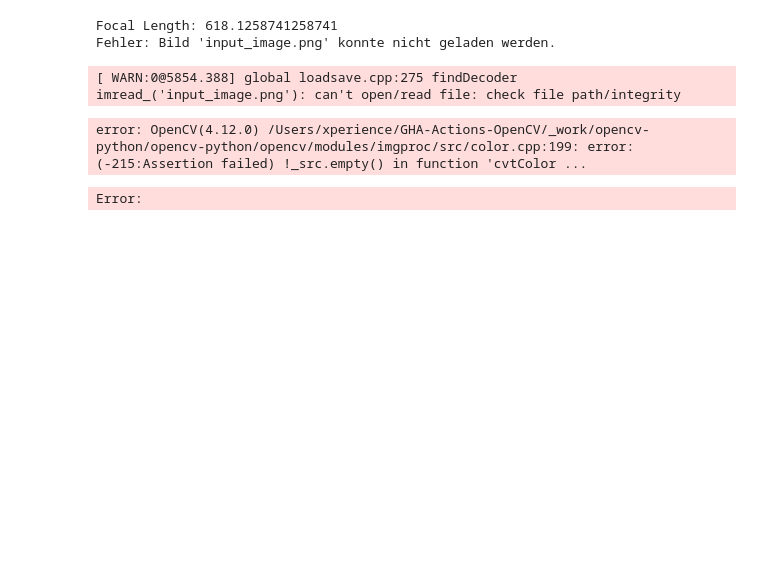
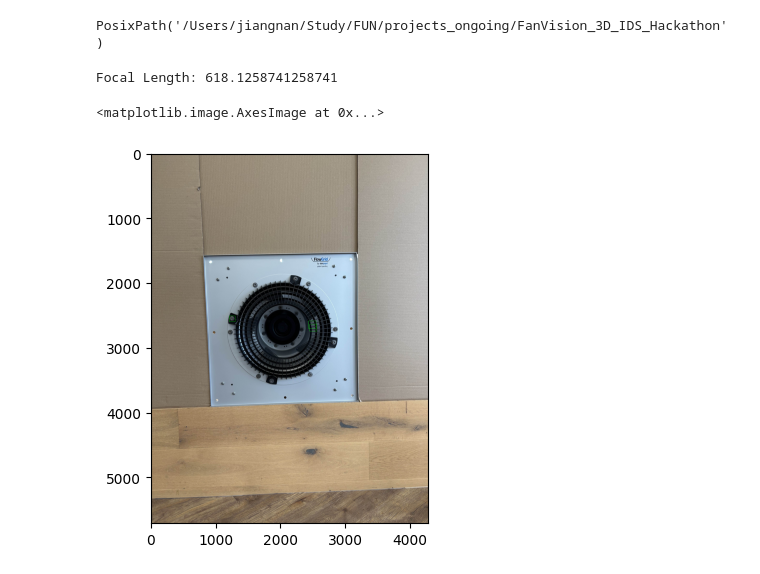
Before and after one commit to nan1220/FanVision_3D_IDS_Hackathon, a Jupyter notebook: edge_detetion_test.ipynb, the cells around one changed output. Saved outputs shown, nothing was run; the diff lists cells and outputs as text; code cells hidden in the pictures; blank space fills up the shorter version.

Commit message:
Example text from internet, which is a different use case

```diff
--- a/edge_detetion_test.ipynb
+++ b/edge_detetion_test.ipynb
@@ -1,7 +1,13 @@
+# %%
+import cv2
+import numpy as np
+import pathlib
+
+ROOT_DIR = pathlib.Path(".").absolute()
+ROOT_DIR
+# %% [output]
+PosixPath('/Users/jiangnan/Study/FUN/projects_ongoing/FanVision_3D_IDS_Hackathon')
 # %%
-import cv2
-import numpy as np
-
 # Abstand von Kamera zu Objekt (Referenzbild) in cm
 KNOWN_DISTANCE = 76.2
 # Breite des Gesichts im echten Leben in cm
@@ -16,7 +22,7 @@ BLACK = (0, 0, 0)
 fonts = cv2.FONT_HERSHEY_COMPLEX
 
 # Gesichtserkennung
-face_detector = cv2.CascadeClassifier("haarcascade_frontalface_default.xml")
+face_detector = cv2.CascadeClassifier(ROOT_DIR / "haarcascade_frontalface_default.xml")
 
 def Focal_Length_Finder(measured_distance, real_width, width_in_rf_image):
     return (width_in_rf_image * measured_distance) / real_width
@@ -34,53 +40,18 @@ def face_data(image):
     return face_width
 
 # Referenzbild laden
-ref_image = cv2.imread("/Users/jiangnan/Study/FUN/projects_ongoing/FanVision_3D_IDS_Hackathon/test_pic.png")
+ref_image = cv2.imread(ROOT_DIR / "test_pic.png")
 ref_image_face_width = face_data(ref_image)
 
 # Brennweite berechnen
 Focal_length_found = Focal_Length_Finder(KNOWN_DISTANCE, KNOWN_WIDTH, ref_image_face_width)
 print(f"Focal Length: {Focal_length_found}")
-cv2.imshow("ref_image", ref_image)
-
-# Bild für die Distanzmessung laden
-input_image = cv2.imread("input_image.png")
-if input_image is None:
-    print("Fehler: Bild 'input_image.png' konnte nicht geladen werden.")
-    exit(1)
-
-face_width_in_frame = face_data(input_image)
-if face_width_in_frame != 0:
-    Distance = Distance_finder(Focal_length_found, KNOWN_WIDTH, face_width_in_frame)
-    cv2.line(input_image, (30, 30), (230, 30), RED, 32)
-    cv2.line(input_image, (30, 30), (230, 30), BLACK, 28)
-    cv2.putText(input_image, f"Distance: {round(Distance,2)} CM", (30, 35), fonts, 0.6, GREEN, 2)
-else:
-    print("Kein Gesicht erkannt.")
-
-cv2.imshow("Distance Estimation", input_image)
-cv2.waitKey(0)
-cv2.destroyAllWindows()
-
-# Kamera starten
-cap = cv2.VideoCapture(0)
-while True:
-    ret, frame = cap.read()
-    if not ret:
-        break
-    face_width_in_frame = face_data(frame)
-    if face_width_in_frame != 0:
-        Distance = Distance_finder(Focal_length_found, KNOWN_WIDTH, face_width_in_frame)
-        cv2.line(frame, (30, 30), (230, 30), RED, 32)
-        cv2.line(frame, (30, 30), (230, 30), BLACK, 28)
-        cv2.putText(frame, f"Distance: {round(Distance,2)} CM", (30, 35), fonts, 0.6, GREEN, 2)
-    cv2.imshow("frame", frame)
-    if cv2.waitKey(1) == ord("q"):
-        break
-cap.release()
-cv2.destroyAllWindows()
 # %% [output]
 Focal Length: 618.1258741258741
-Fehler: Bild 'input_image.png' konnte nicht geladen werden.
-[ WARN:0@5854.388] global loadsave.cpp:275 findDecoder imread_('input_image.png'): can't open/read file: check file path/integrity
-error: OpenCV(4.12.0) /Users/xperience/GHA-Actions-OpenCV/_work/opencv-python/opencv-python/opencv/modules/imgproc/src/color.cpp:199: error: (-215:Assertion failed) !_src.empty() in function 'cvtColor ...
-Error:
+# %%
+from matplotlib import pyplot as plt
+
+plt.imshow(cv2.cvtColor(ref_image, cv2.COLOR_BGR2RGB))
+# %% [output]
+<matplotlib.image.AxesImage at 0x...>
+[figure, added]
```
Also changed, not shown: parts of 1 cell of this notebook.
